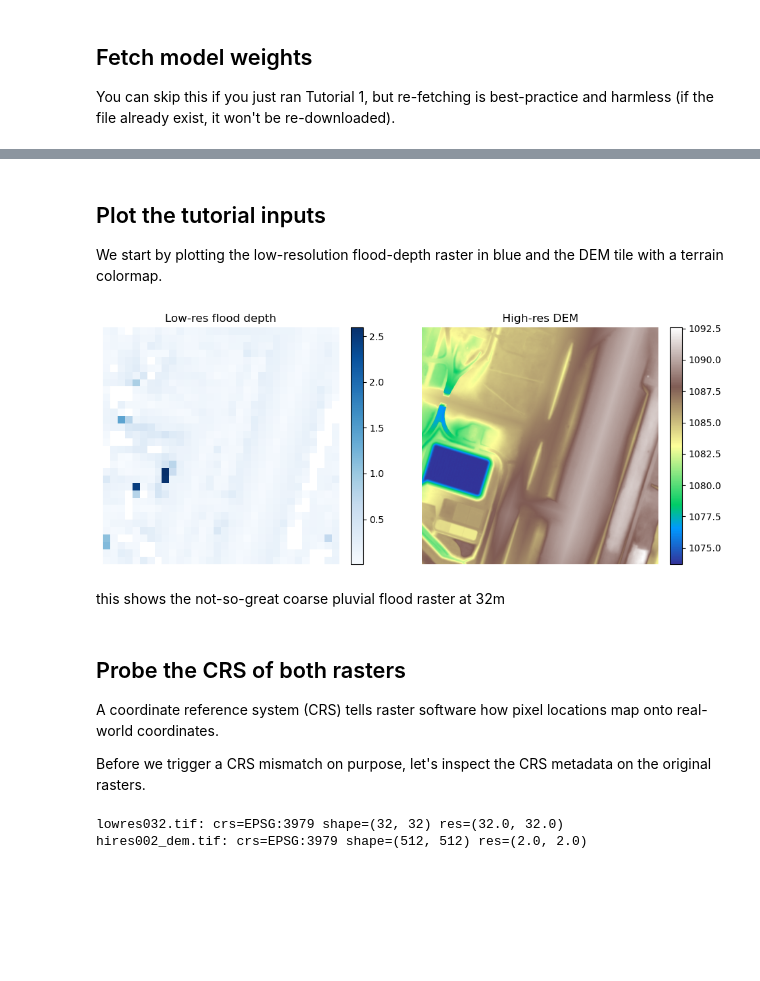
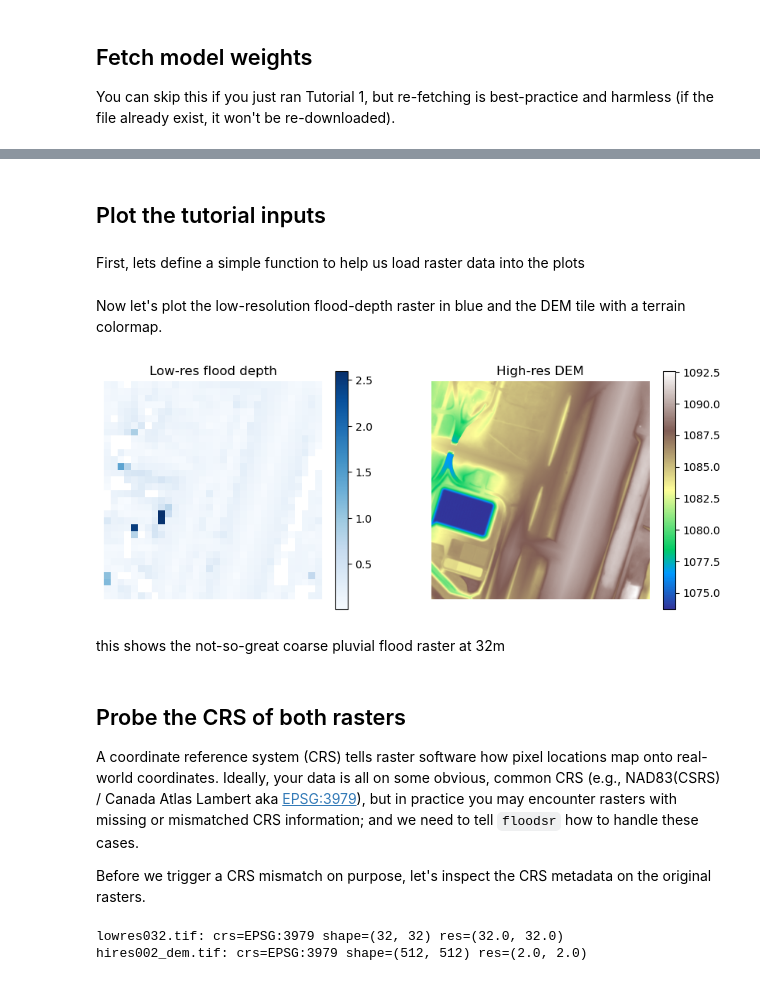
Before and after one commit to cefect/floodsr, a Jupyter notebook: docs/user/notebooks/tutorial_2.ipynb, the cells around one changed output, grey strips where cells are left out. Saved outputs shown, nothing was run; the diff lists cells and outputs as text; code cells hidden in the pictures; blank space fills up the shorter version.

Commit message:
tut 2 improvements -  simplify plotting - improve .md

```diff
--- a/docs/user/notebooks/tutorial_2.ipynb
+++ b/docs/user/notebooks/tutorial_2.ipynb
@@ -84,4 +90,4 @@ You can skip this if you just ran Tutorial 1, but re-fetching is best-practice a
 # %% [markdown]
 ## Plot the tutorial inputs
-
-We start by plotting the low-resolution flood-depth raster in blue and the DEM tile with a terrain colormap.
+# %% [markdown]
+First, lets define a simple function to help us load raster data into the plots
@@ -88,27 +100,32 @@ We start by plotting the low-resolution flood-depth raster in blue and the DEM t
+# %% [markdown]
+Now let's plot the low-resolution flood-depth raster in blue and the DEM tile with a terrain colormap.
 # %%
 # Read both inputs with masked nodata promoted to NaN for plotting.
 lowres_arr = read_raster_band_1(lowres_fp)
 dem_arr = read_raster_band_1(dem_fp)
 
-# Plot the flood raster beside the DEM.
+# setup the figure
 fig, axes = plt.subplots(1, 2, figsize=(10, 4))
+
+# add the flood raster to the left with a blue colormap, masking nodata values
 im0 = axes[0].imshow(np.where(lowres_arr > 0, lowres_arr, np.nan), cmap="Blues")
 axes[0].set_title("Low-res flood depth")
-axes[0].axis("off")
-fig.colorbar(im0, ax=axes[0], fraction=0.046, pad=0.04)
+fig.colorbar(im0, ax=axes[0])
+axes[0].set_axis_off()
+
+# add the DEM raster to the right with a terrain colormap
 im1 = axes[1].imshow(dem_arr, cmap="terrain")
 axes[1].set_title("High-res DEM")
-axes[1].axis("off")
-fig.colorbar(im1, ax=axes[1], fraction=0.046, pad=0.04)
-fig.tight_layout()
+fig.colorbar(im1, ax=axes[1])
+axes[1].set_axis_off()
 # %% [output]
-[figure, old version]
+[figure, new version]
 # %% [markdown]
 this shows the not-so-great coarse pluvial flood raster at 32m
 # %% [markdown]
 ## Probe the CRS of both rasters
 
-A coordinate reference system (CRS) tells raster software how pixel locations map onto real-world coordinates.
+A coordinate reference system (CRS) tells raster software how pixel locations map onto real-world coordinates. Ideally, your data is all on some obvious, common CRS (e.g., NAD83(CSRS) / Canada Atlas Lambert aka [EPSG:3979](https://epsg.io/3979)), but in practice you may encounter rasters with missing or mismatched CRS information; and we need to tell `floodsr` how to handle these cases.
 
 Before we trigger a CRS mismatch on purpose, let's inspect the CRS metadata on the original rasters.
 # %%
```
Also changed, not shown: parts of 15 cells of this notebook.
